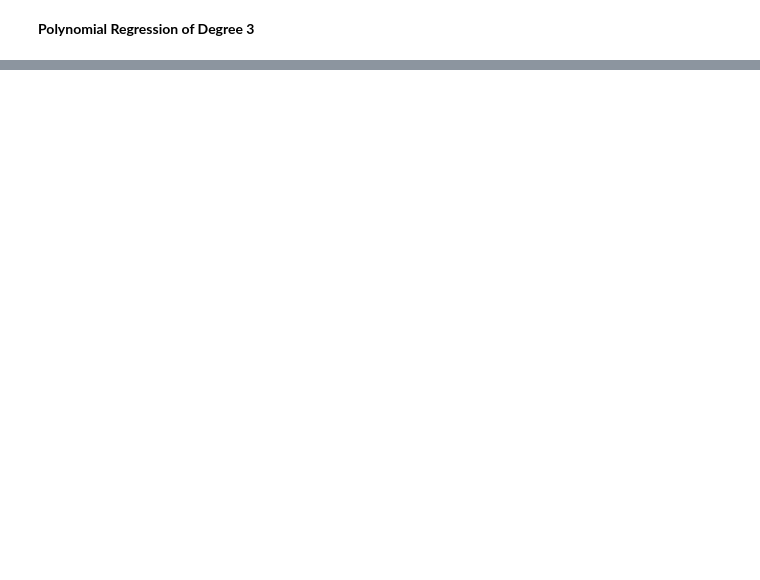
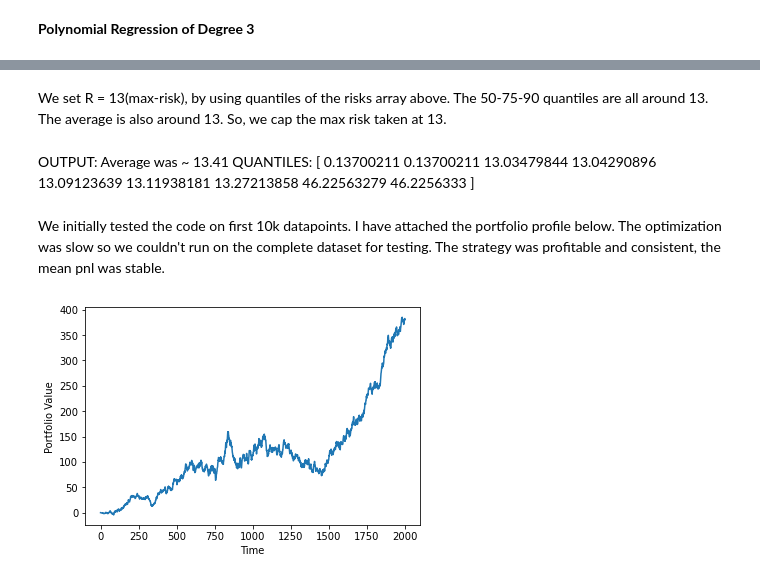
Before and after one commit to AparAhuja/Tower-Challenge, a Jupyter notebook: nb.ipynb, the cells around one changed output, grey strips where cells are left out. Drawn from its saved outputs; the diff is of its cells as text; code cells hidden in the pictures; blank space fills up the shorter version.

```diff
--- a/nb.ipynb
+++ b/nb.ipynb
@@ -195,6 +239,9 @@ Index 14: Sector 1, Correlation 0.46090286435772265
 # %%
 from sklearn.linear_model import LinearRegression
 from sklearn.preprocessing import PolynomialFeatures
+
+predictions_df = pd.DataFrame()
+
 # Build models to predict index returns based on stock returns for each index and sector
 for index_name in indexReturns.columns:
     sector_label = index_sectors[index_name][0]
@@ -211,4 +258,9 @@ for index_name in indexReturns.columns:
     # Predict index returns on training data
     index_predicted = lin_regressor.predict(X_poly)
     index_correlation = np.corrcoef(index_predicted.T, index_returns.T)[0, 1]
+    if(index_correlation > 0.39):
+        print(index_predicted.shape)
+        predictions_df.insert(len(predictions_df.columns), index_name, index_predicted)
     print(f"Index {index_name}: Sector {sector_label}, Correlation {index_correlation}")
+
+print("Indices with ~0.4 correlation:", predictions_df.columns)
@@ -214,0 +289,3 @@ for index_name in indexReturns.columns:
+# %%
+# Compute correlation matrix of returns
+cov_matrix = predictions_df.cov()
@@ -214,0 +332,21 @@ for index_name in indexReturns.columns:
+# %% [markdown]
+We set R = 13(max-risk), by using quantiles of the risks array above. The 50-75-90 quantiles are all around 13. The average is also around 13. So, we cap the max risk taken at 13.
+# %%
+N = 200000 - 1
+Sigma = np.array(cov_matrix)
+portfolio_values = [0]
+positions = np.zeros(len(predictions_df.columns))
+profits = []
+
+for t in range(N - 10000, N + 1):
+    prices = indexPrices.iloc[t - 1, [int(x) for x in predictions_df.columns]]
+    mu = predictions_df.iloc[t, :]
+    wt = MaximizeReturnsConstr(mu, Sigma, len(mu), 13)
+    positions += wt
+    profits.append(np.dot(prices, positions).item() - portfolio_values[-1])
+    portfolio_values.append(portfolio_values[-1] + np.dot(prices, wt).item())
+    if(t%1000 == 0):
+        print(t)
+
+print("Final position value:", np.dot(prices, positions).item())
+print("Final portfolio value:", portfolio_values[-1])
@@ -215 +355,14 @@ for index_name in indexReturns.columns:
+# %% [markdown]
+OUTPUT: Average was ~ 13.41
+QUANTILES: [ 0.13700211  0.13700211 13.03479844 13.04290896 13.09123639 13.11938181 13.27213858 46.22563279 46.2256333 ]
+# %% [markdown]
+We initially tested the code on first 10k datapoints. I have attached the portfolio profile below. The optimization was slow so we couldn't run on the complete dataset for testing. The strategy was profitable and consistent, the mean pnl was stable.
+# %%
+# Plot the portfolio value curve
+plt.plot(range(0, N + 1), portfolio_values)
+plt.xlabel("Time")
+plt.ylabel("Portfolio Value")
+plt.show()
+# %% [output]
+[figure, added]
 # %%
```
Also changed, not shown: parts of 14 cells of this notebook, 1 other file.
